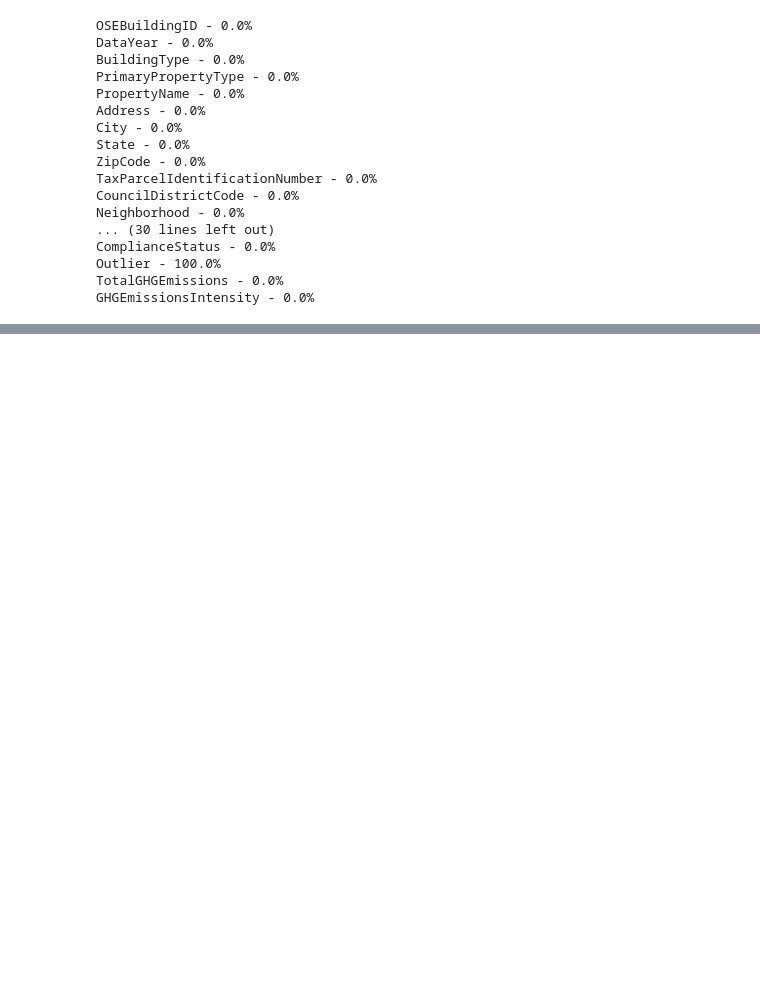
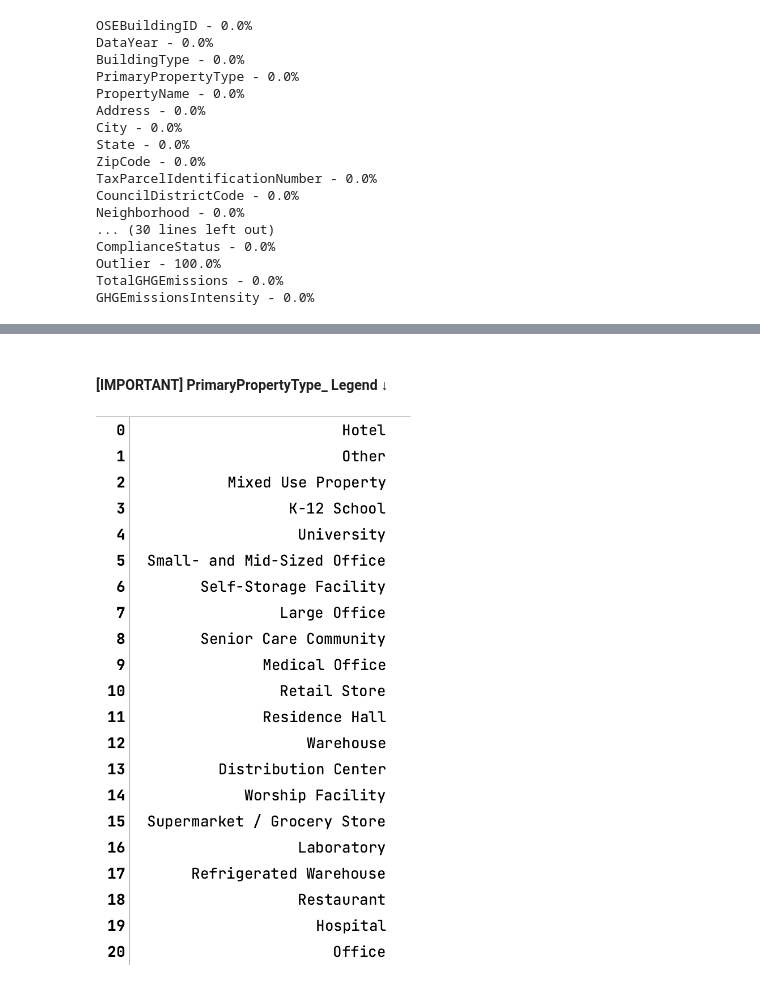
Before and after one commit to maurlco/buildings-consumption-forecast, a Jupyter notebook: 00_EDA.ipynb, the cells around one changed output, grey strips where cells are left out. Drawn from its saved outputs; the diff is of its cells as text; code cells hidden in the pictures; blank space fills up the shorter version.

```diff
--- a/00_EDA.ipynb
+++ b/00_EDA.ipynb
@@ -429,0 +428,7 @@ df
+# %% [markdown]
+#### [IMPORTANT] PrimaryPropertyType_ Legend  ↓
+# %%
+from IPython import display
+display.Image("visualization/PrimaryPropertyUse_label.png")
+# %% [output]
+[figure, added]
```
Also changed, not shown: parts of 79 cells of this notebook, 26 other files.
